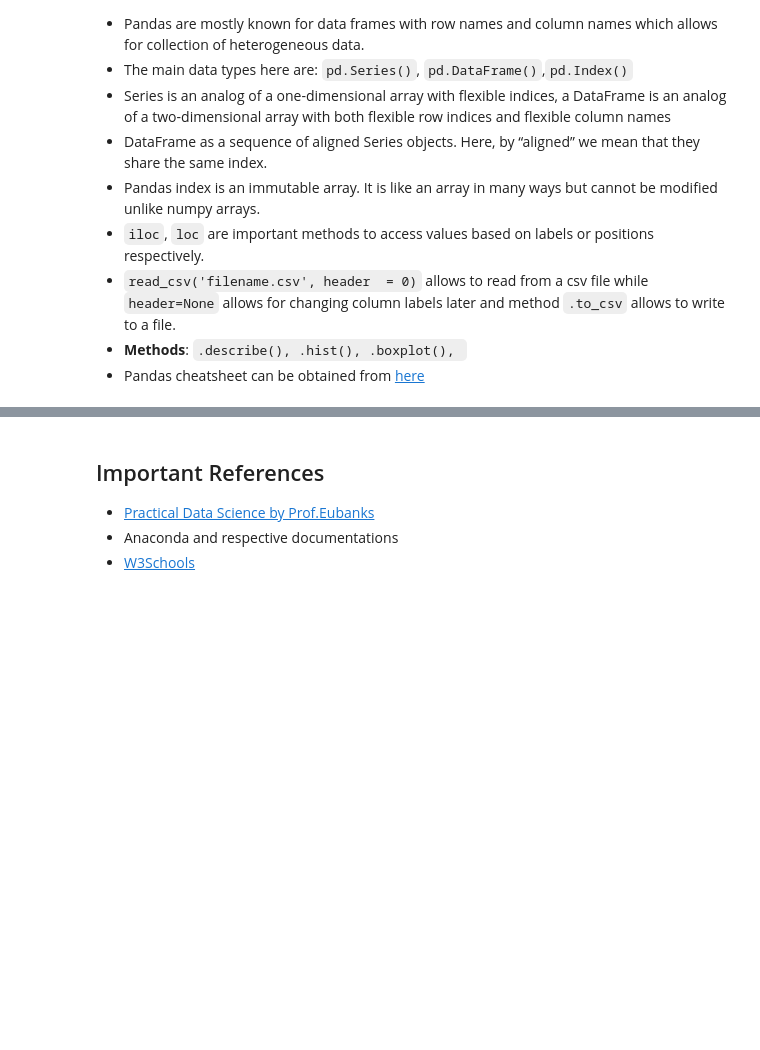
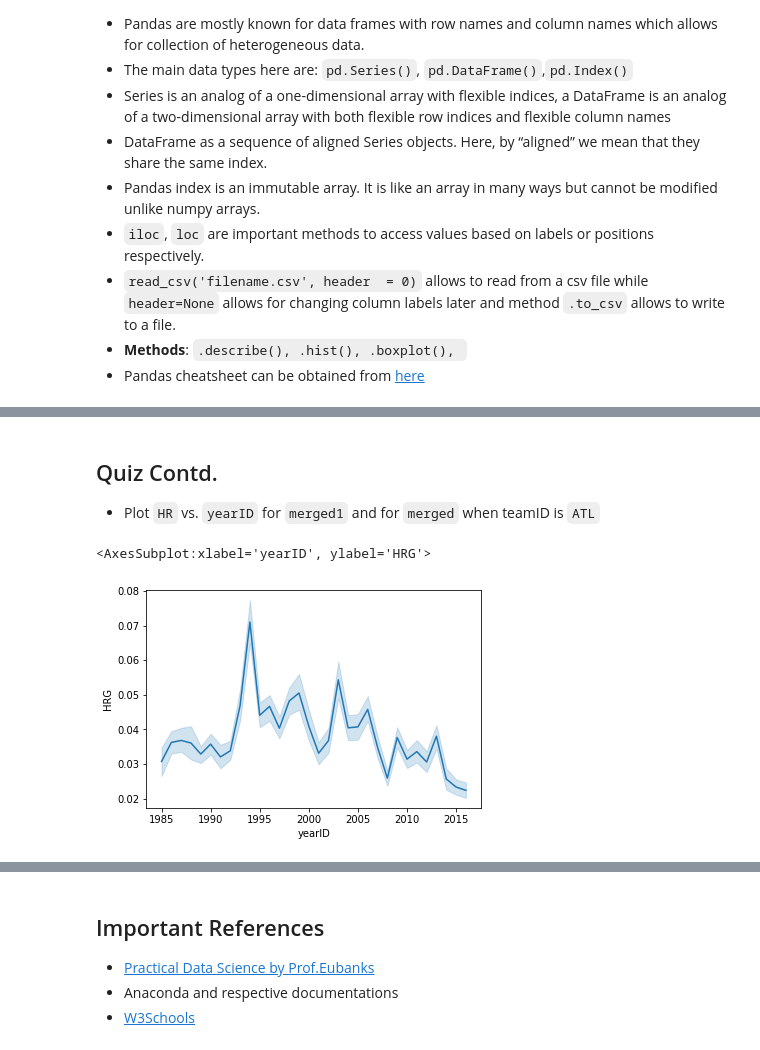
Before and after one commit to suryaeada9/ucsas_intro_python, a Jupyter notebook: UCSAS_Python.ipynb, the cells around one changed output, grey strips where cells are left out. Drawn from its saved outputs; the diff is of its cells as text; code cells hidden in the pictures; blank space fills up the shorter version.

Commit message:
added quiz

```diff
--- a/UCSAS_Python.ipynb
+++ b/UCSAS_Python.ipynb
@@ -1059,0 +1104,7 @@ states.loc[:'Florida', ['population', 'density']]
+# %%
+## salaries
+sal = pd.read_csv('data/salaries.csv', header  = 0)[['yearID', 'teamID', 'salary']]
+print(sal.head(6))
+print('')
+print('Describe:')
+sal.describe().round(2)
@@ -1059,0 +1130,4 @@ states.loc[:'Florida', ['population', 'density']]
+# %%
+batting = pd.read_csv('data/Batting.csv', header = 0)[['yearID', 'teamID', 'G', 'R', 'HR']]
+print('Head of batting:')
+print(batting.head(6))
@@ -1059,0 +1148,2 @@ states.loc[:'Florida', ['population', 'density']]
+# %%
+merged = pd.merge(sal, batting, how="inner", on=['yearID','teamID'])
@@ -1059,0 +1180,18 @@ states.loc[:'Florida', ['population', 'density']]
+# %%
+merged.loc[:,'HRG'] = merged.loc[:,'HR']/merged.iloc[:, 3]
+merged1.loc[:,'HRG'] = merged1.loc[:,'HR']/merged1.iloc[:, 1]
+merged2.loc[:,'HRG'] = merged2.loc[:,'HR']/merged2.iloc[:, 1]
+
+merged.loc[:,'RG'] = merged.loc[:,'R']/merged.iloc[:, 3]
+merged1.loc[:,'RG'] = merged1.loc[:,'R']/merged1.iloc[:, 1]
+merged2.loc[:,'RG'] = merged2.loc[:,'R']/merged2.loc[:, 'G']
+# %% [markdown]
+## Quiz Contd.
+
+- Plot `HR` vs. `yearID` for `merged1` and for `merged` when teamID is `ATL`
+# %%
+import seaborn as sns
+sns.lineplot(data = merged[merged['teamID'] == 'ATL'], x = 'yearID', y = 'HRG')
+# %% [output]
+<AxesSubplot:xlabel='yearID', ylabel='HRG'>
+[figure, added]
```
Also changed, not shown: parts of 50 cells of this notebook, 2 other files.
